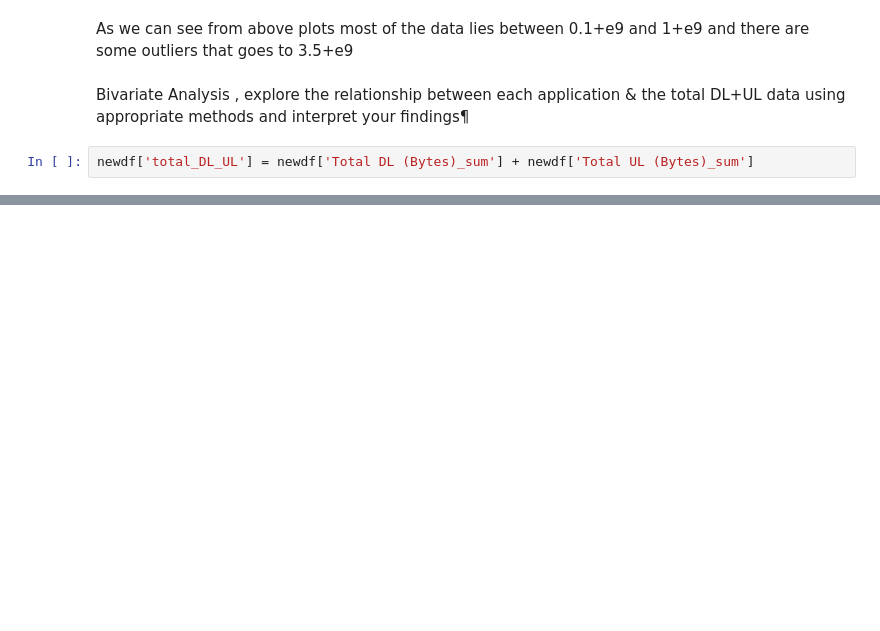
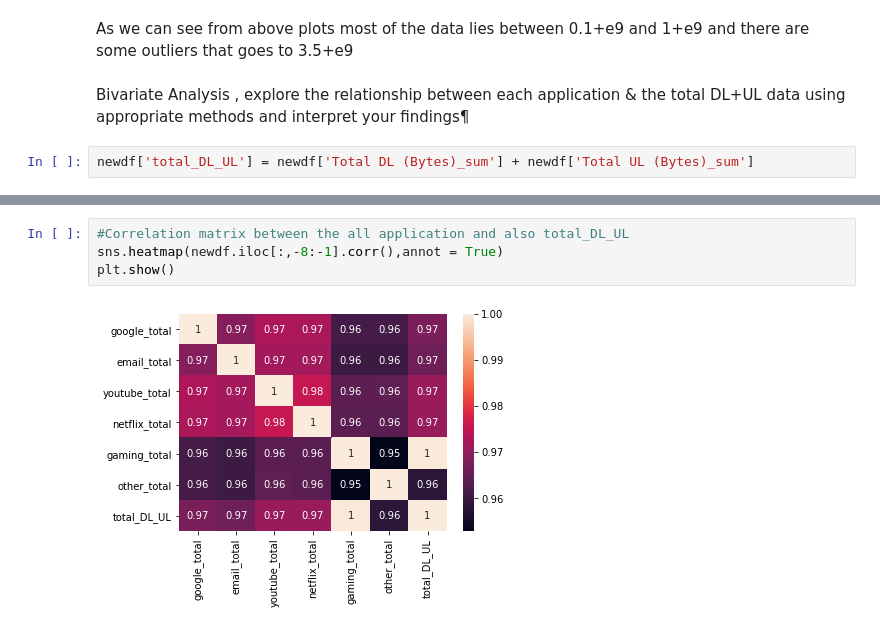
Before and after one commit to Natty-star/TellCo-Data-Analysis, a Jupyter notebook: notebooks/Data Cleaning.ipynb, the cells around one changed output, grey strips where cells are left out. Drawn from its saved outputs; the diff is of its cells as text; blank space fills up the shorter version.

```diff
--- a/notebooks/Data Cleaning.ipynb
+++ b/notebooks/Data Cleaning.ipynb
@@ -663,0 +724,6 @@ KeyError: 'total_DL_UL'
+# %%
+#Correlation matrix between the all application and also total_DL_UL
+sns.heatmap(newdf.iloc[:,-8:-1].corr(),annot = True)
+plt.show()
+# %% [output]
+[figure, added]
```
Also changed, not shown: parts of 38 cells of this notebook.
